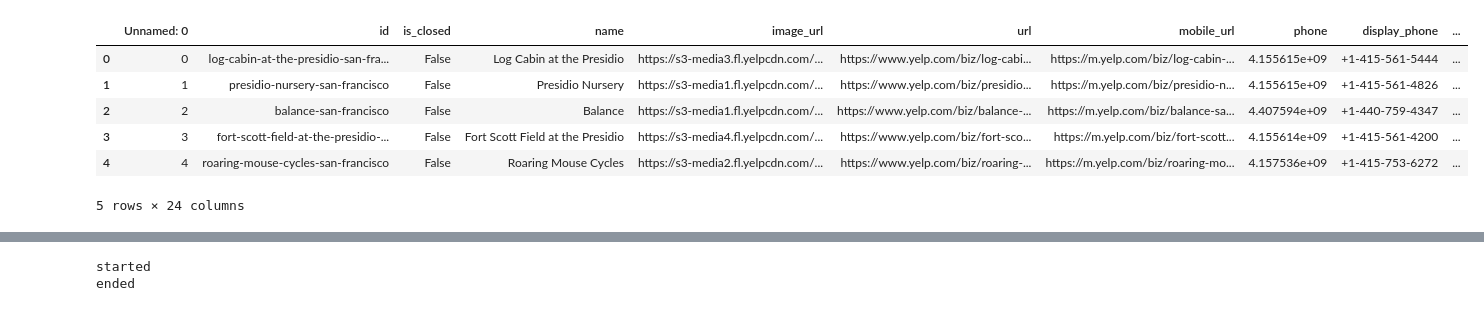
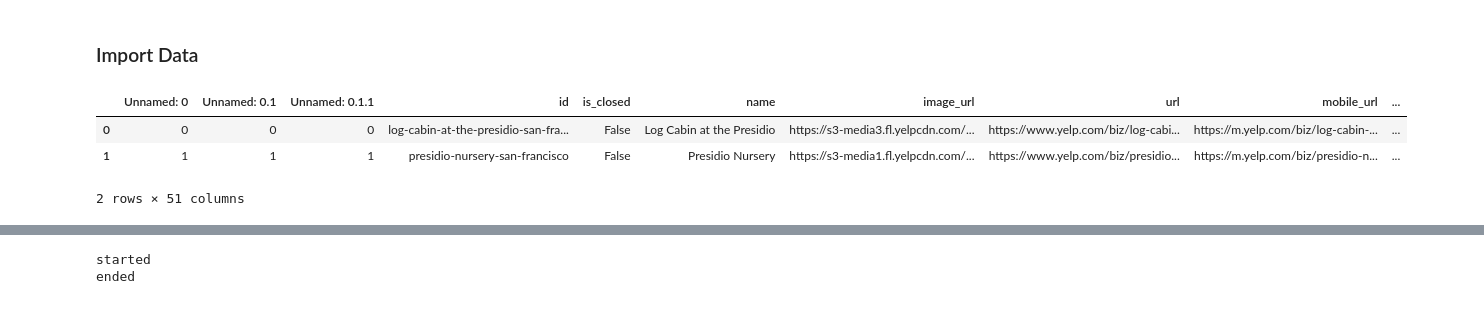
Before and after one commit to deepagoyal/sfdat28_work, a Jupyter notebook: notebooks/Project_ExploratoryAnalysis.ipynb, the cells around one changed output, grey strips where cells are left out. Drawn from its saved outputs; the diff is of its cells as text; code cells hidden in the pictures.

```diff
--- a/notebooks/Project_ExploratoryAnalysis.ipynb
+++ b/notebooks/Project_ExploratoryAnalysis.ipynb
@@ -7,18 +7,17 @@ import numpy as np
 import matplotlib.pyplot as plt
 %matplotlib inline
 import requests
+# %% [markdown]
+### Import Data
 # %%
 bars = pd.read_csv('../data/yelp_businesses.csv', parse_dates=True)
 # %%
-bars.head()
+bars.head(2)
 # %% [output]
-|  | Unnamed: 0 | id | is_closed | name | image_url | url | mobile_url | phone | display_phone | ... |
-| 0 | 0 | log-cabin-at-the-presidio-san-fra... | False | Log Cabin at the Presidio | https://s3-media3.fl.yelpcdn.com/... | https://www.yelp.com/biz/log-cabi... | https://m.yelp.com/biz/log-cabin-... | 4.155615e+09 | +1-415-561-5444 | ... |
-| 1 | 1 | presidio-nursery-san-francisco | False | Presidio Nursery | https://s3-media1.fl.yelpcdn.com/... | https://www.yelp.com/biz/presidio... | https://m.yelp.com/biz/presidio-n... | 4.155615e+09 | +1-415-561-4826 | ... |
-| 2 | 2 | balance-san-francisco | False | Balance | https://s3-media1.fl.yelpcdn.com/... | https://www.yelp.com/biz/balance-... | https://m.yelp.com/biz/balance-sa... | 4.407594e+09 | +1-440-759-4347 | ... |
-| 3 | 3 | fort-scott-field-at-the-presidio-... | False | Fort Scott Field at the Presidio | https://s3-media4.fl.yelpcdn.com/... | https://www.yelp.com/biz/fort-sco... | https://m.yelp.com/biz/fort-scott... | 4.155614e+09 | +1-415-561-4200 | ... |
-| 4 | 4 | roaring-mouse-cycles-san-francisco | False | Roaring Mouse Cycles | https://s3-media2.fl.yelpcdn.com/... | https://www.yelp.com/biz/roaring-... | https://m.yelp.com/biz/roaring-mo... | 4.157536e+09 | +1-415-753-6272 | ... |
+|  | Unnamed: 0 | Unnamed: 0.1 | Unnamed: 0.1.1 | id | is_closed | name | image_url | url | mobile_url | ... |
+| 0 | 0 | 0 | 0 | log-cabin-at-the-presidio-san-fra... | False | Log Cabin at the Presidio | https://s3-media3.fl.yelpcdn.com/... | https://www.yelp.com/biz/log-cabi... | https://m.yelp.com/biz/log-cabin-... | ... |
+| 1 | 1 | 1 | 1 | presidio-nursery-san-francisco | False | Presidio Nursery | https://s3-media1.fl.yelpcdn.com/... | https://www.yelp.com/biz/presidio... | https://m.yelp.com/biz/presidio-n... | ... |
-5 rows × 24 columns
+2 rows × 51 columns
 # %%
 bars.describe()
 # %% [output]
```
Also changed, not shown: parts of 34 cells of this notebook, 6 other files.
